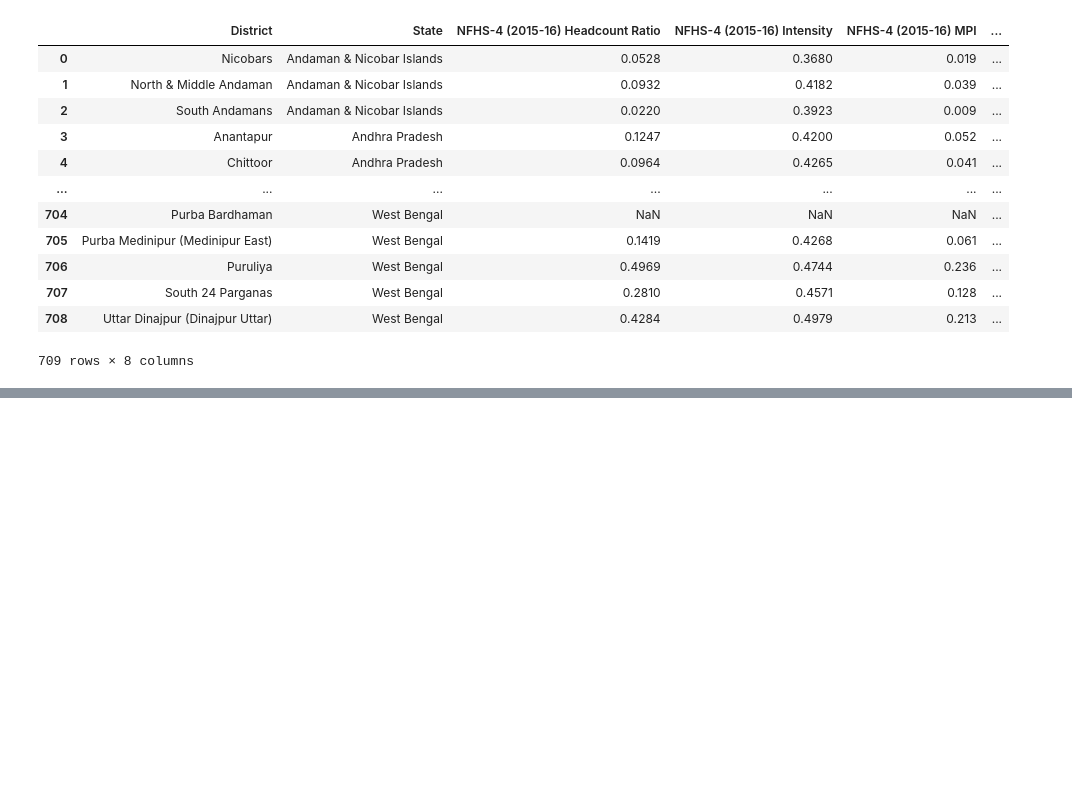
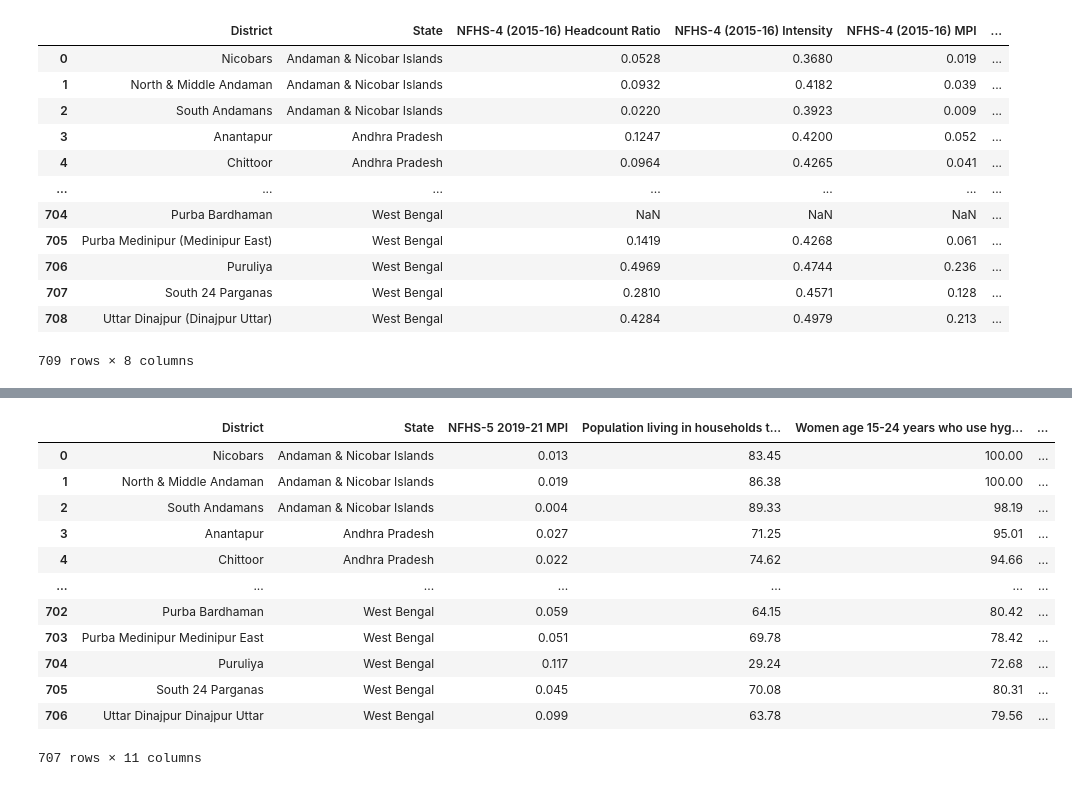
Before and after one commit to rishabhmeel/dai-project-district_analysis, a Jupyter notebook: data_loading.ipynb, the cells around one changed output, grey strips where cells are left out. Drawn from its saved outputs; the diff is of its cells as text; code cells hidden in the pictures; blank space fills up the shorter version.

Commit message:
rewriting data_laoding and fixing it to have actual data

```diff
--- a/data_loading.ipynb
+++ b/data_loading.ipynb
@@ -234,0 +301,19 @@ merged_df shape: (651, 24)
+# %%
+display(merged_df)
+
+os.makedirs("data/clean", exist_ok=True)
+merged_df.to_excel("data/clean/MPI vs Health Indicators.xlsx", index=False)
+# %% [output]
+|  | District | State | NFHS-5 2019-21 MPI | Population living in households t... | Women age 15-24 years who use hyg... | ... |
+| 0 | Nicobars | Andaman & Nicobar Islands | 0.013 | 83.45 | 100.00 | ... |
+| 1 | North & Middle Andaman | Andaman & Nicobar Islands | 0.019 | 86.38 | 100.00 | ... |
+| 2 | South Andamans | Andaman & Nicobar Islands | 0.004 | 89.33 | 98.19 | ... |
+| 3 | Anantapur | Andhra Pradesh | 0.027 | 71.25 | 95.01 | ... |
+| 4 | Chittoor | Andhra Pradesh | 0.022 | 74.62 | 94.66 | ... |
+| ... | ... | ... | ... | ... | ... | ... |
+| 702 | Purba Bardhaman | West Bengal | 0.059 | 64.15 | 80.42 | ... |
+| 703 | Purba Medinipur Medinipur East | West Bengal | 0.051 | 69.78 | 78.42 | ... |
+| 704 | Puruliya | West Bengal | 0.117 | 29.24 | 72.68 | ... |
+| 705 | South 24 Parganas | West Bengal | 0.045 | 70.08 | 80.31 | ... |
+| 706 | Uttar Dinajpur Dinajpur Uttar | West Bengal | 0.099 | 63.78 | 79.56 | ... |
+707 rows × 11 columns
```
Also changed, not shown: parts of 2 cells of this notebook, 3 other files.
